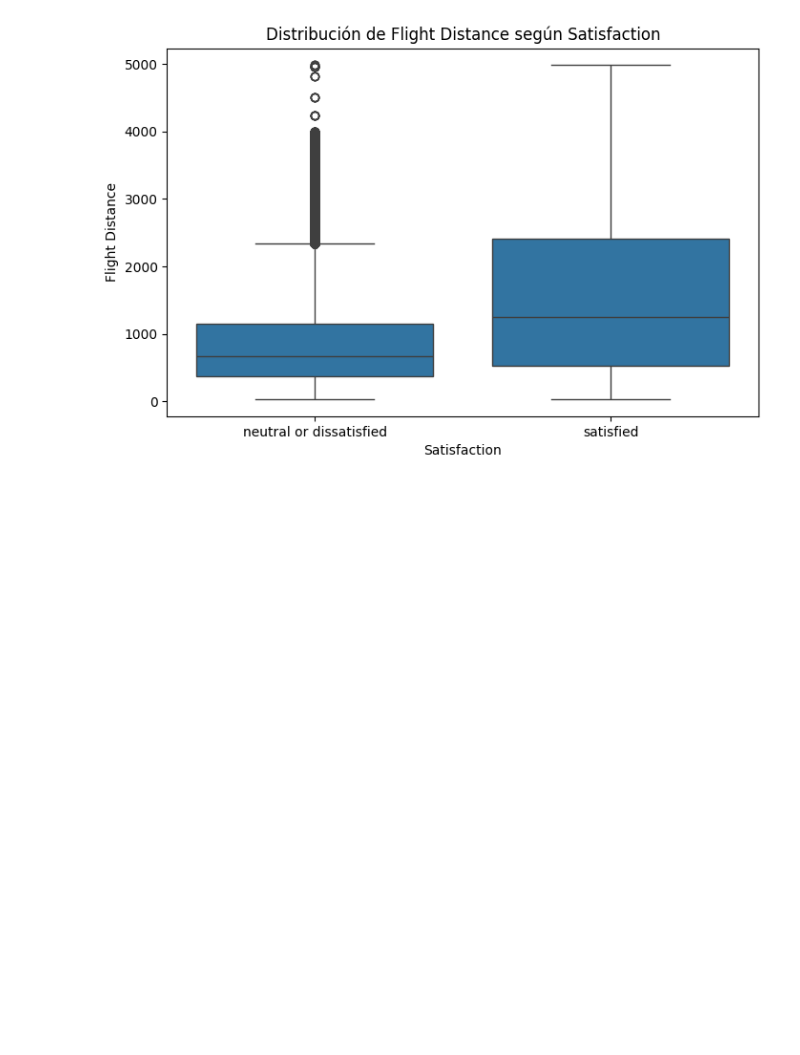
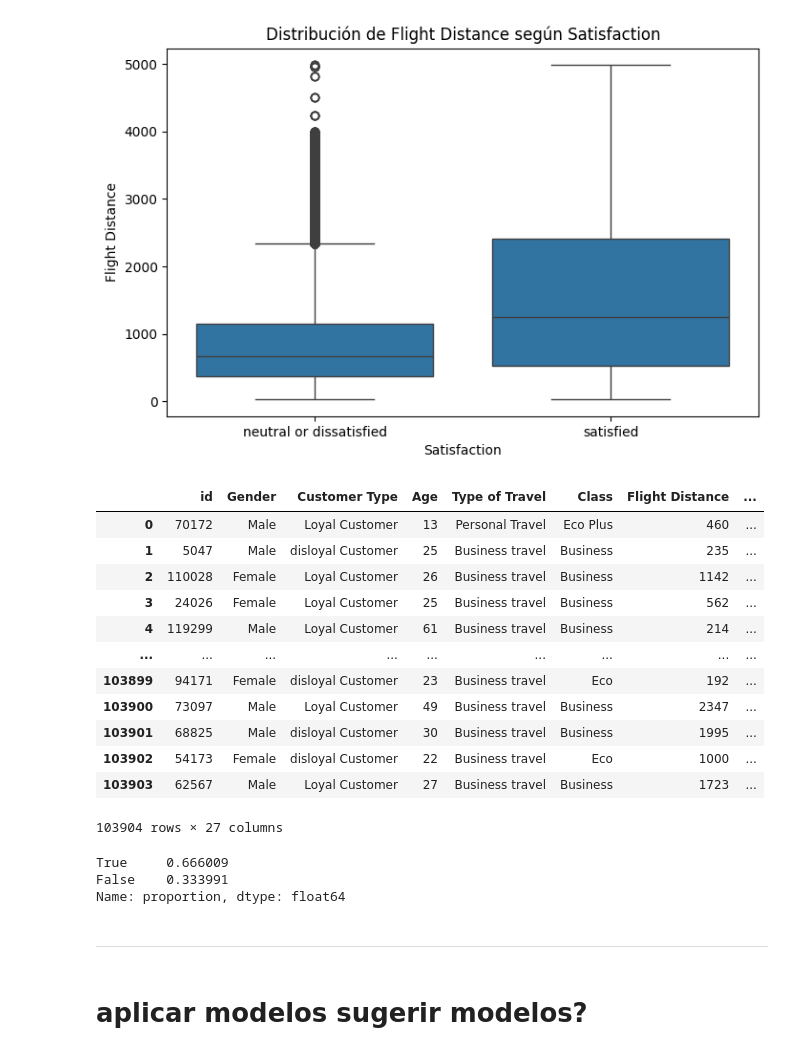
Before and after one commit to FIUBA-Posgrado-Inteligencia-Artificial/aprMaqI_CEIA, a Jupyter notebook: trabajo_practico/eda_airline_passenger.ipynb, the cells around one changed output. Cells and saved outputs as stored; diff of their text form; code cells hidden in the pictures; blank space fills up the shorter version.

Commit message:
Creacion de baseline de satisfaccion

```diff
--- a/trabajo_practico/eda_airline_passenger.ipynb
+++ b/trabajo_practico/eda_airline_passenger.ipynb
@@ -211,3 +222,45 @@ plt.ylabel("Flight Distance")
 plt.show()
 # %% [output]
 [figure]
+# %%
+#ok baggage hadling/ 20% + is seat comfort/ 10% + is business/10% + short flight distance/10% + on time/10% + class/30% + = <5
+
+def compute_baseline(row):
+    baggage = 1 if row["Baggage handling"] > 3 else 0
+    seat = 1 if row["Seat comfort"] > 3 else 0
+    short_flight = 1 if row["Flight Distance"] < 1000 else 0
+    is_business =  1 if row["Type of Travel"] == "Business travel" else 0
+    on_time = 0 if row["Departure Delay in Minutes"] >= 15 or row["Arrival Delay in Minutes"] >= 15 else 1
+    class_type = 1 if row["Class"] == "Business" else 0
+
+    index = (baggage + on_time) * 0.2 + 0.1 * (seat + is_business + short_flight) + class_type *0.3
+    if index >= 0.5:
+        return "satisfied"
+    return "not satisfied"
+
+df_train["baseline_satisfaction"] = df_train.apply(compute_baseline, axis=1)
+df_train
+# %% [output]
+|  | id | Gender | Customer Type | Age | Type of Travel | Class | Flight Distance | ... |
+| 0 | 70172 | Male | Loyal Customer | 13 | Personal Travel | Eco Plus | 460 | ... |
+| 1 | 5047 | Male | disloyal Customer | 25 | Business travel | Business | 235 | ... |
+| 2 | 110028 | Female | Loyal Customer | 26 | Business travel | Business | 1142 | ... |
+| 3 | 24026 | Female | Loyal Customer | 25 | Business travel | Business | 562 | ... |
+| 4 | 119299 | Male | Loyal Customer | 61 | Business travel | Business | 214 | ... |
+| ... | ... | ... | ... | ... | ... | ... | ... | ... |
+| 103899 | 94171 | Female | disloyal Customer | 23 | Business travel | Eco | 192 | ... |
+| 103900 | 73097 | Male | Loyal Customer | 49 | Business travel | Business | 2347 | ... |
+| 103901 | 68825 | Male | disloyal Customer | 30 | Business travel | Business | 1995 | ... |
+| 103902 | 54173 | Female | disloyal Customer | 22 | Business travel | Eco | 1000 | ... |
+| 103903 | 62567 | Male | Loyal Customer | 27 | Business travel | Business | 1723 | ... |
+103904 rows × 27 columns
+# %%
+df_train[["satisfaction","baseline_satisfaction"]].apply(lambda row: row["satisfaction"] == row["baseline_satisfaction"], axis=1).value_counts(normalize=True)
+# %% [output]
+True     0.666009
+False    0.333991
+Name: proportion, dtype: float64
+# %% [markdown]
+---
+# %% [markdown]
+# aplicar modelos sugerir modelos?
```
Also changed, not shown: parts of 7 cells of this notebook.
